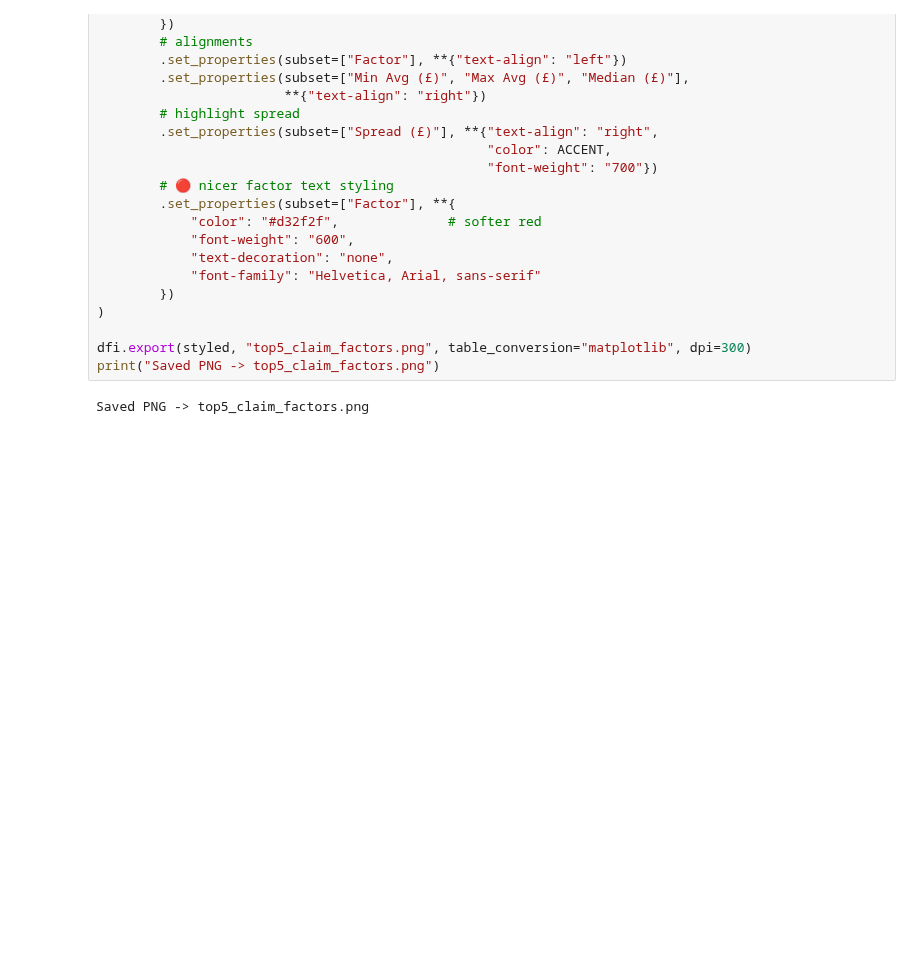
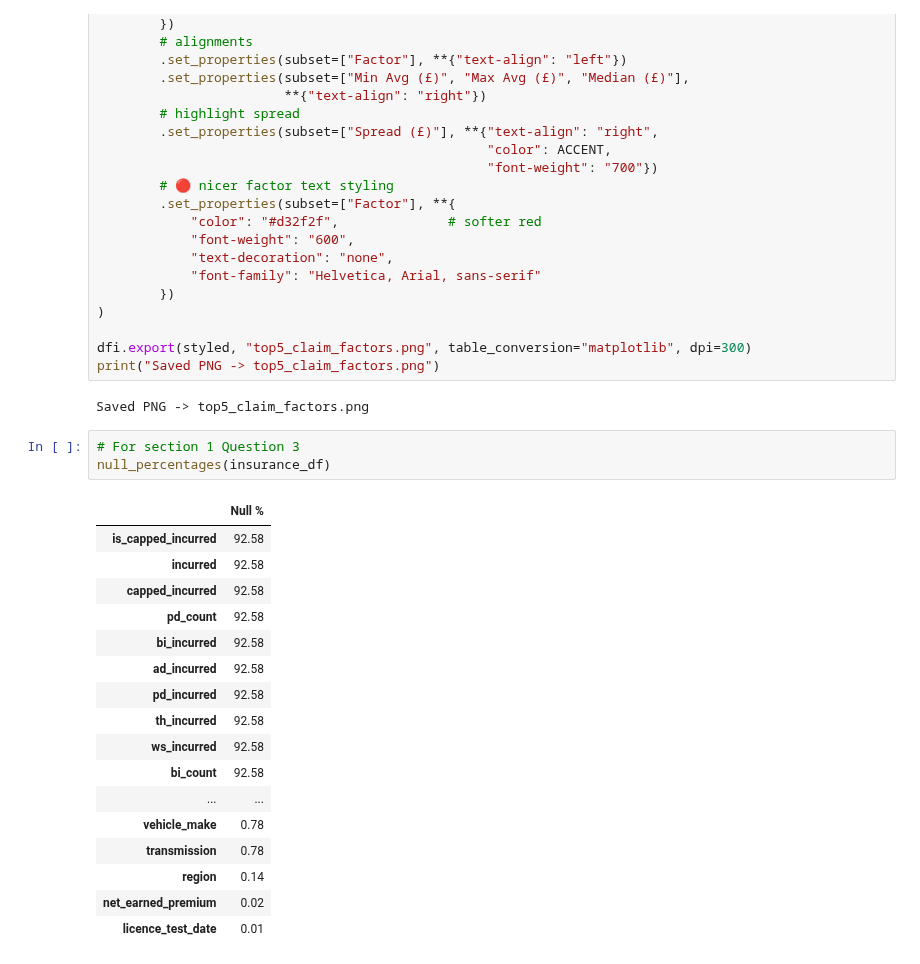
Before and after one commit to KemalYukselir/Hastings-Task, a Jupyter notebook: main.ipynb, the cells around one changed output. Saved outputs shown, nothing was run; the diff lists cells and outputs as text; blank space fills up the shorter version.

Commit message:
Added formatiing section

```diff
--- a/main.ipynb
+++ b/main.ipynb
@@ -612,3 +613,24 @@ dfi.export(styled, "top5_claim_factors.png", table_conversion="matplotlib", dpi=
 print("Saved PNG -> top5_claim_factors.png")
 # %% [output]
 Saved PNG -> top5_claim_factors.png
+# %%
+# For section 1 Question 3
+null_percentages(insurance_df)
+# %% [output]
+|  | Null % |
+| is_capped_incurred | 92.58 |
+| incurred | 92.58 |
+| capped_incurred | 92.58 |
+| pd_count | 92.58 |
+| bi_incurred | 92.58 |
+| ad_incurred | 92.58 |
+| pd_incurred | 92.58 |
+| th_incurred | 92.58 |
+| ws_incurred | 92.58 |
+| bi_count | 92.58 |
+| ... | ... |
+| vehicle_make | 0.78 |
+| transmission | 0.78 |
+| region | 0.14 |
+| net_earned_premium | 0.02 |
+| licence_test_date | 0.01 |
```
Also changed, not shown: parts of 3 cells of this notebook.
